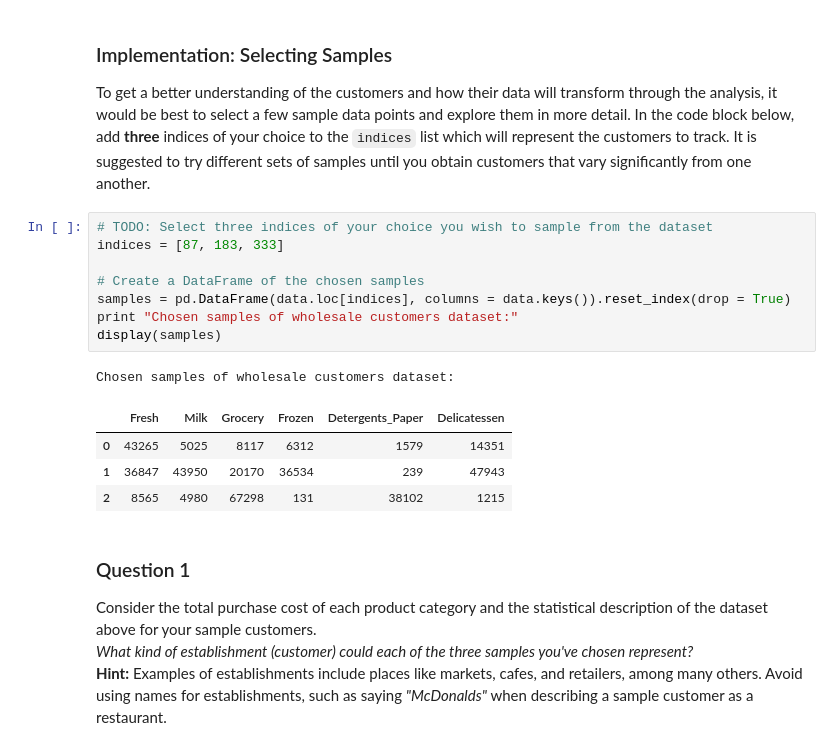
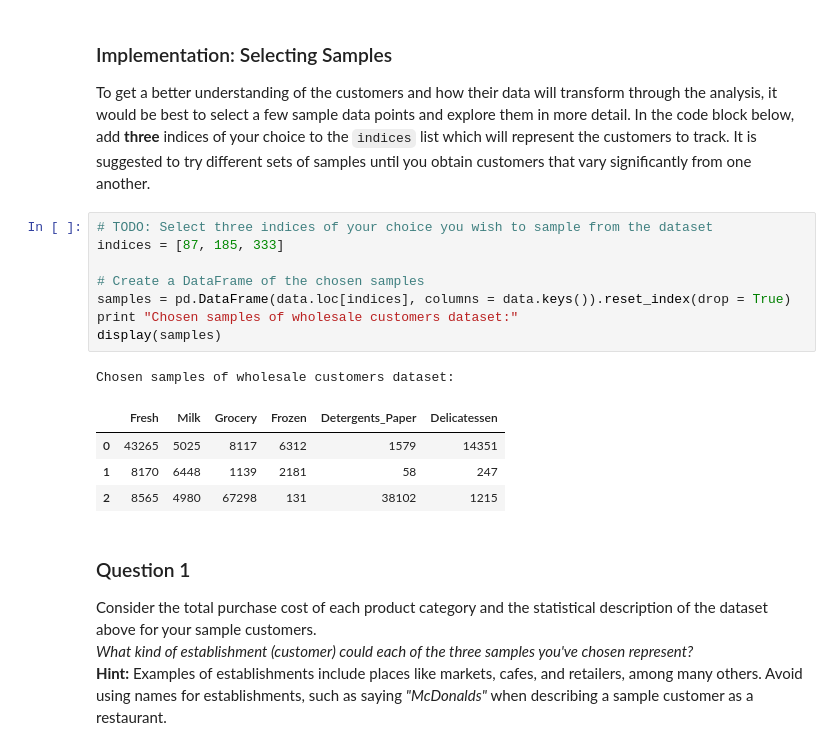
Before and after one commit to tsuzukit/ml-nanodegree-customer-segment, a Jupyter notebook: customer_segments.ipynb, the cells around one changed output. Drawn from its saved outputs; the diff is of its cells as text.

```diff
--- a/customer_segments.ipynb
+++ b/customer_segments.ipynb
@@ -58,17 +58,17 @@ display(data.describe())
 To get a better understanding of the customers and how their data will transform through the analysis, it would be best to select a few sample data points and explore them in more detail. In the code block below, add **three** indices of your choice to the `indices` list which will represent the customers to track. It is suggested to try different sets of samples until you obtain customers that vary significantly from one another.
 # %%
 # TODO: Select three indices of your choice you wish to sample from the dataset
-indices = [87, 183, 333]
+indices = [87, 185, 333]
 
 # Create a DataFrame of the chosen samples
 samples = pd.DataFrame(data.loc[indices], columns = data.keys()).reset_index(drop = True)
 print "Chosen samples of wholesale customers dataset:"
 display(samples)
 # %% [output]
 Chosen samples of wholesale customers dataset:
 |  | Fresh | Milk | Grocery | Frozen | Detergents_Paper | Delicatessen |
 | 0 | 43265 | 5025 | 8117 | 6312 | 1579 | 14351 |
-| 1 | 36847 | 43950 | 20170 | 36534 | 239 | 47943 |
+| 1 | 8170 | 6448 | 1139 | 2181 | 58 | 247 |
 | 2 | 8565 | 4980 | 67298 | 131 | 38102 | 1215 |
 # %% [markdown]
 ### Question 1
```
Also changed, not shown: parts of 5 cells of this notebook.
